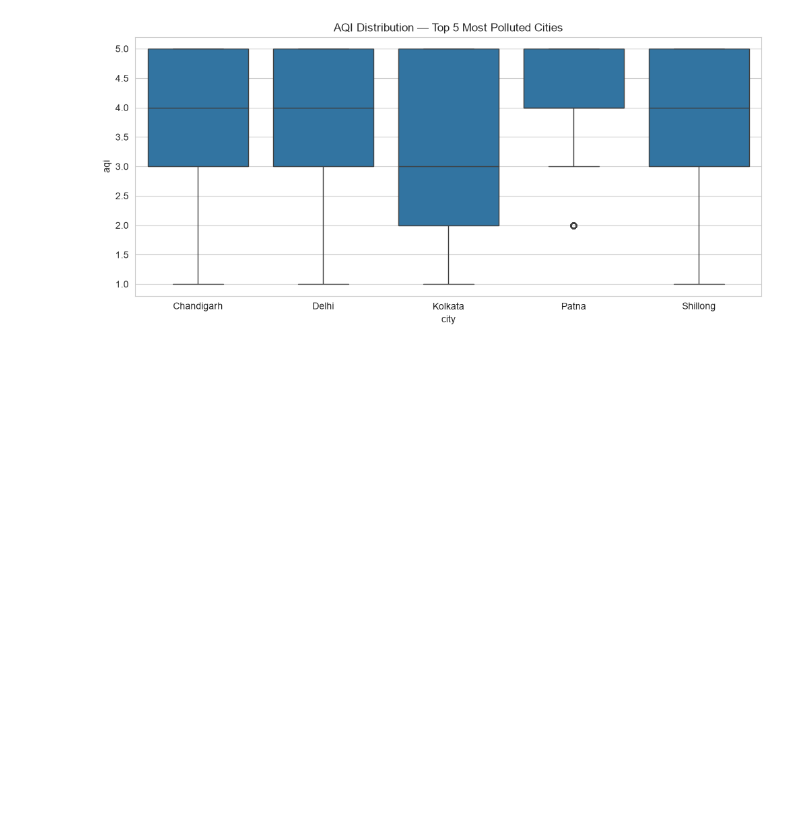
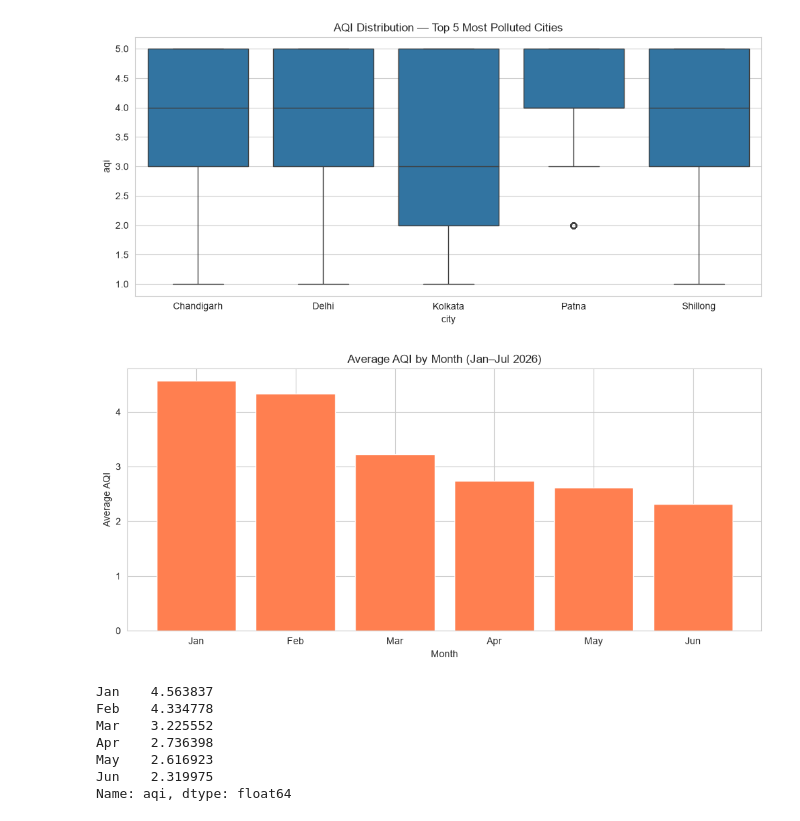
Before and after one commit to bishallaha/vayu, a Jupyter notebook: notebooks/01_eda.ipynb, the cells around one changed output. Cells and saved outputs as stored; diff of their text form; code cells hidden in the pictures; blank space fills up the shorter version.

```diff
--- a/notebooks/01_eda.ipynb
+++ b/notebooks/01_eda.ipynb
@@ -167,3 +167,25 @@ plt.title("AQI Distribution — Top 5 Most Polluted Cities")
 plt.show()
 # %% [output]
 [figure]
+# %%
+monthly_avg = df.groupby("month")["aqi"].mean()
+
+month_names = {1:"Jan", 2:"Feb", 3:"Mar", 4:"Apr", 5:"May", 6:"Jun", 7:"Jul"}
+monthly_avg.index = [month_names.get(m, str(m)) for m in monthly_avg.index]
+
+plt.bar(monthly_avg.index, monthly_avg.values, color="coral")
+plt.title("Average AQI by Month (Jan–Jul 2026)")
+plt.ylabel("Average AQI")
+plt.xlabel("Month")
+plt.show()
+
+monthly_avg
+# %% [output]
+[figure, added]
+Jan    4.563837
+Feb    4.334778
+Mar    3.225552
+Apr    2.736398
+May    2.616923
+Jun    2.319975
+Name: aqi, dtype: float64
```
Also changed, not shown: parts of 4 cells of this notebook.
